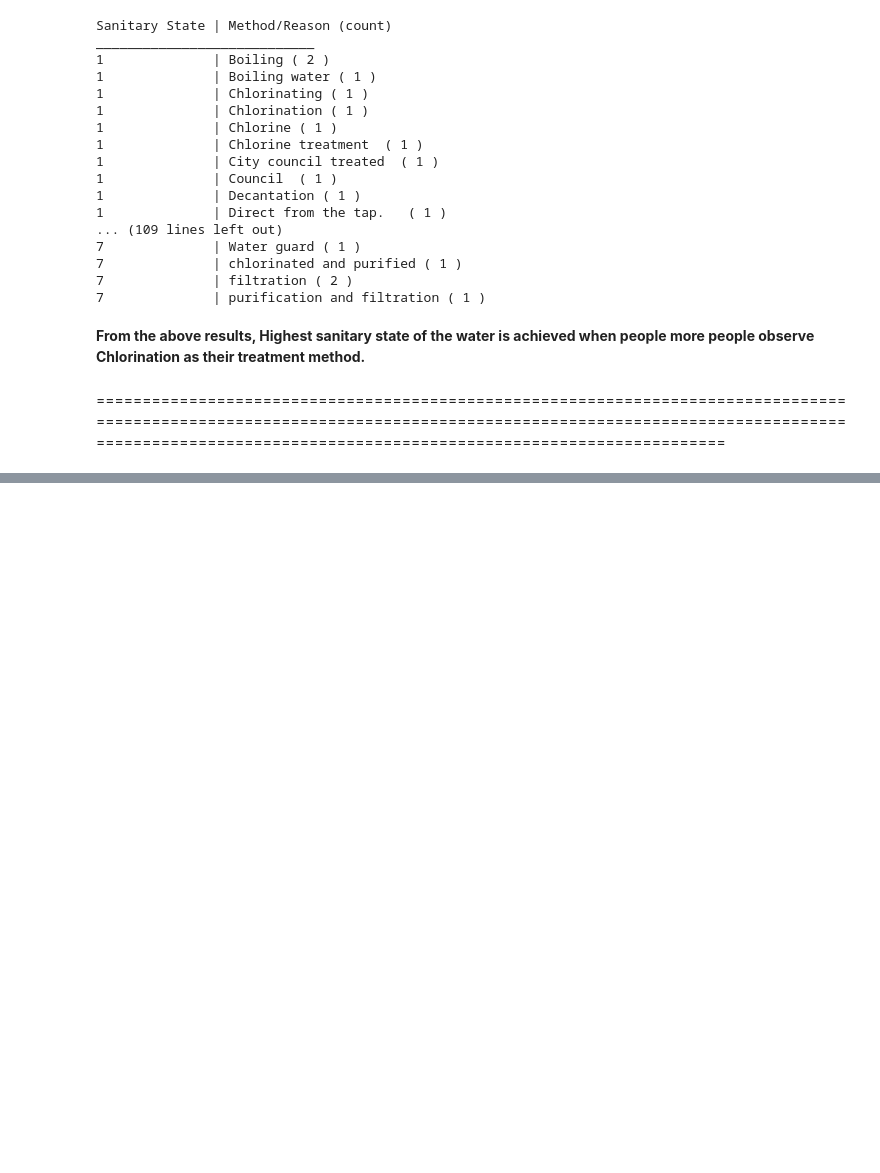
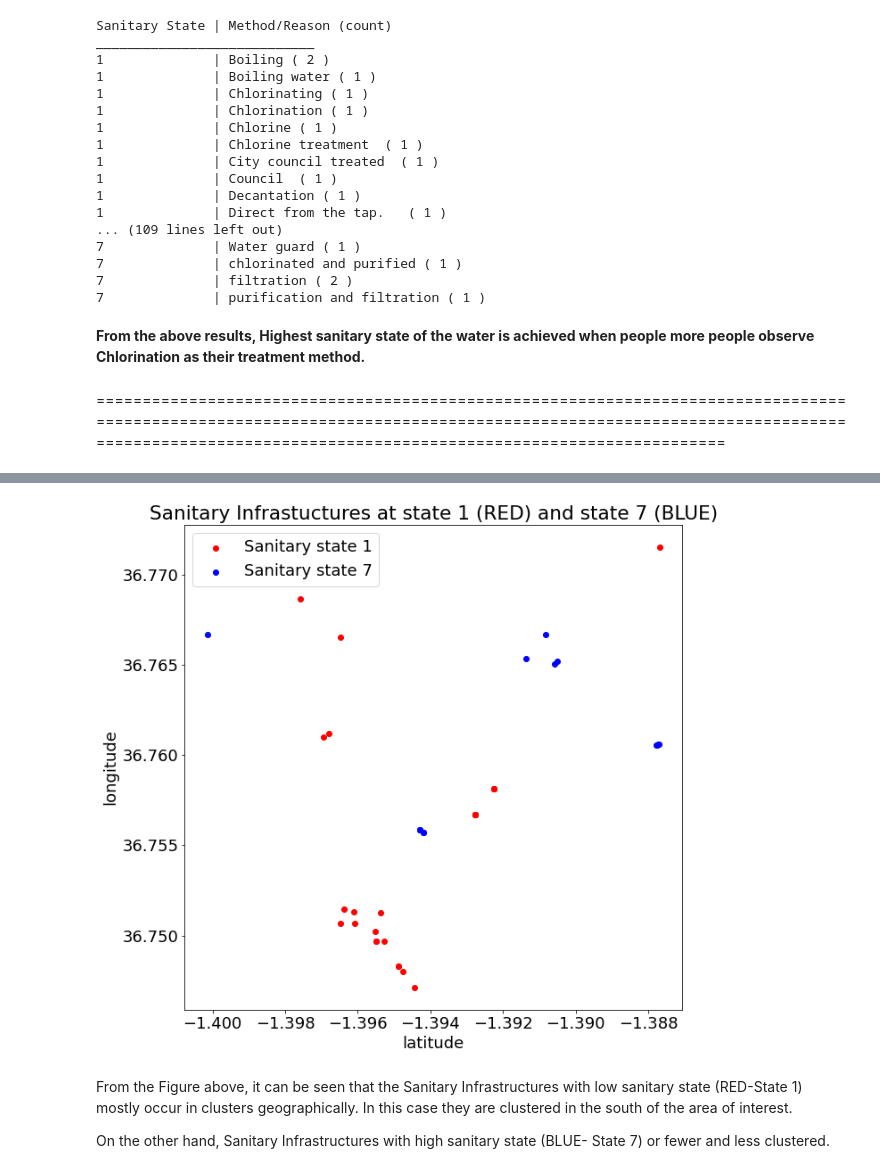
Before and after one commit to ruslanmasinjila/-CHOLERA-HYPER-SURVEILLANCE, a Jupyter notebook: cholera_hyper_surveillance.ipynb, the cells around one changed output, grey strips where cells are left out. Cells and saved outputs as stored; diff of their text form; code cells hidden in the pictures; blank space fills up the shorter version.

Commit message:
about to start working on areas with high and low sanitation scores

```diff
--- a/cholera_hyper_surveillance.ipynb
+++ b/cholera_hyper_surveillance.ipynb
@@ -461,0 +478,40 @@ ____________________________
+# %%
+# Get the indices for level 1 sanitary state at Run off water/sewer line" and "Solid waste site"
+sanitary_infrastructure_level1=[]
+
+for i in range(244):
+  if(sanitation_data.loc[i,"Rate the sanitary state of the identified feature"]==1):
+    if(sanitation_data.loc[i,"Type of infrastructure component/features of interest"]=="Run off water/sewer line" or sanitation_data.loc[i,"Type of infrastructure component/features of interest"]=="Solid waste site"):
+      sanitary_infrastructure_level1.append(i)
+
+
+# Get the indices for level 7 sanitary state at "Water storage tank"
+sanitary_infrastructure_level7=[]
+for i in range(244):
+  if(sanitation_data.loc[i,"Rate the sanitary state of the identified feature"]==7):
+    if(sanitation_data.loc[i,"Type of infrastructure component/features of interest"]=="Water storage tank"):
+      sanitary_infrastructure_level7.append(i)
+
+
+level1_coordinates = lat_long_ele_sanitation.loc[sanitary_infrastructure_level1,"latitude":"longitude"].to_numpy()
+level7_coordinates = lat_long_ele_sanitation.loc[sanitary_infrastructure_level7,"latitude":"longitude"].to_numpy()
+
+
+%matplotlib inline
+plt.rcParams['figure.figsize'] = [10, 10]
+plt.rcParams.update({'font.size': 18})
+
+ax = plt.gca()
+P1=ax.scatter(level1_coordinates[:,0], level1_coordinates[:,1], color="r")
+P2=ax.scatter(level7_coordinates[:,0], level7_coordinates[:,1], color="b")
+ax.legend([P1,P2],["Sanitary state 1","Sanitary state 7"])
+plt.xlabel("latitude")
+plt.ylabel("longitude")
+plt.title("Sanitary Infrastuctures at state 1 (RED) and state 7 (BLUE)")
+plt.show()
+# %% [output]
+[figure, added]
+# %% [markdown]
+From the Figure above, it can be seen that the Sanitary Infrastructures with low sanitary state (RED-State 1) mostly occur in clusters geographically. In this case they are clustered in the south of the area of interest.
+
+On the other hand, Sanitary Infrastructures with high sanitary state (BLUE- State 7) or fewer and less clustered.
```
Also changed, not shown: parts of 5 cells of this notebook.
